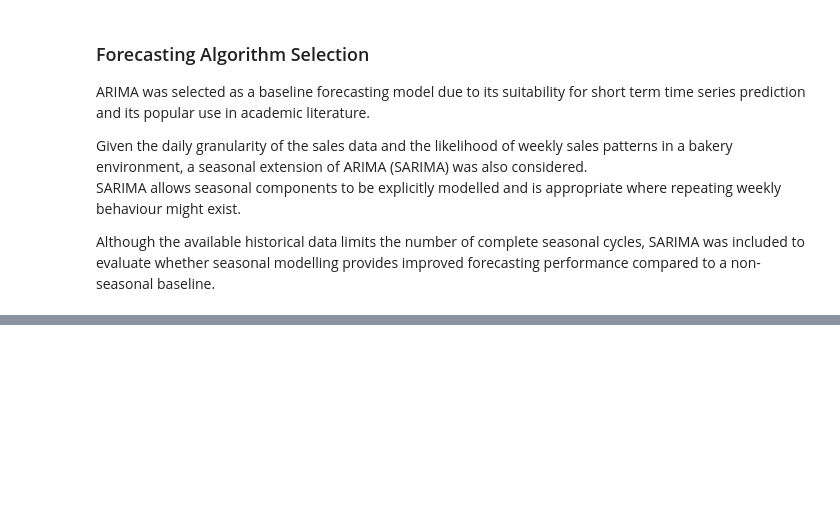
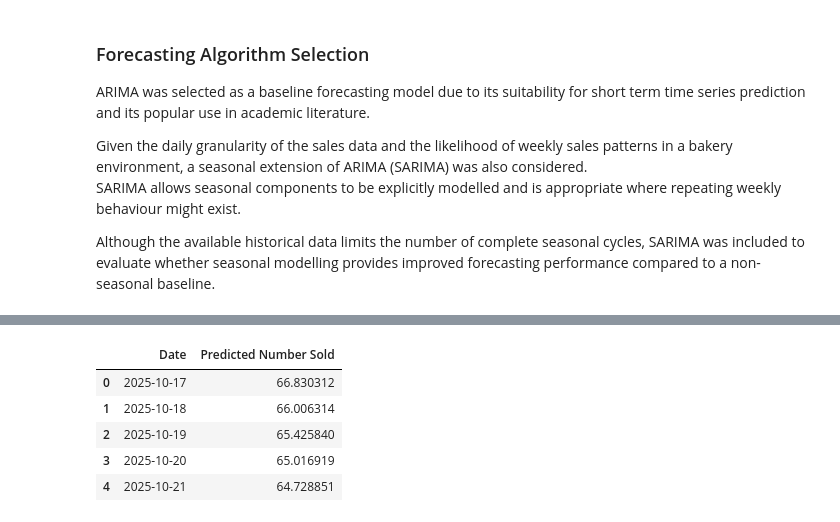
Before and after one commit to ufigiabhi/SYSDEV-Groupproject, a Jupyter notebook: ml/notebooks/01_data_loading_and_cleaning.ipynb, the cells around one changed output, grey strips where cells are left out. Saved outputs shown, nothing was run; the diff lists cells and outputs as text; code cells hidden in the pictures; blank space fills up the shorter version.

```diff
--- a/ml/notebooks/01_data_loading_and_cleaning.ipynb
+++ b/ml/notebooks/01_data_loading_and_cleaning.ipynb
@@ -237,0 +284,6 @@ Although the available historical data limits the number of complete seasonal cy
+# %%
+# Forecast next 28 days (4 weeks)
+forecast_steps = 28
+arima_forecast = arima_result.forecast(steps=forecast_steps)
+
+arima_forecast
@@ -237,0 +308,23 @@ Although the available historical data limits the number of complete seasonal cy
+# %%
+# Create forecast date index
+last_date = croissant_ts.index[-1]
+
+forecast_dates = pd.date_range(
+    start=last_date + pd.Timedelta(days=1),
+    periods=forecast_steps,
+    freq='D'
+)
+
+arima_forecast_df = pd.DataFrame({
+    'Date': forecast_dates,
+    'Predicted Number Sold': arima_forecast.values
+})
+
+arima_forecast_df.head()
+# %% [output]
+|  | Date | Predicted Number Sold |
+| 0 | 2025-10-17 | 66.830312 |
+| 1 | 2025-10-18 | 66.006314 |
+| 2 | 2025-10-19 | 65.425840 |
+| 3 | 2025-10-20 | 65.016919 |
+| 4 | 2025-10-21 | 64.728851 |
```
Also changed, not shown: parts of 6 cells of this notebook, 1 other file.
